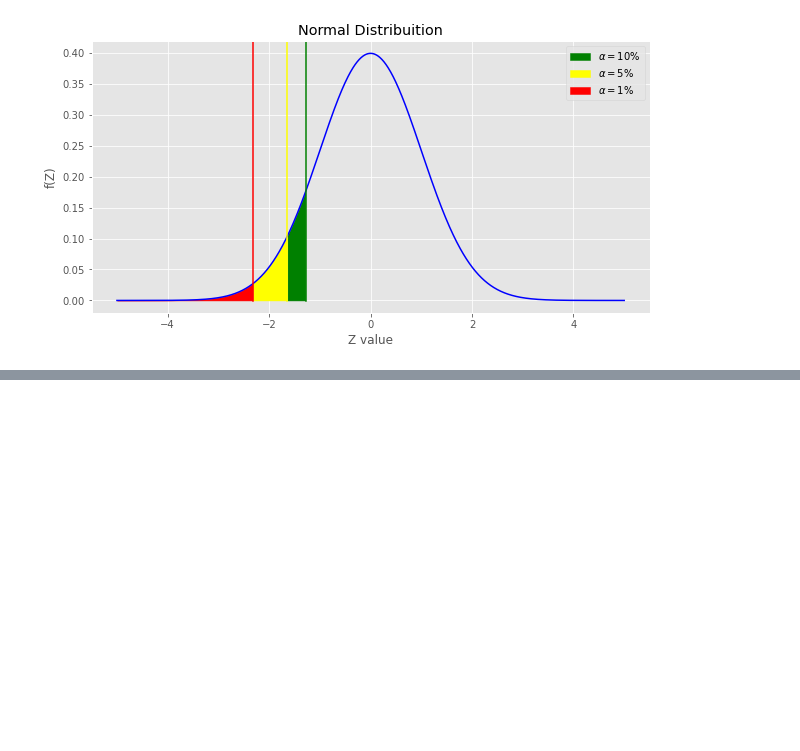
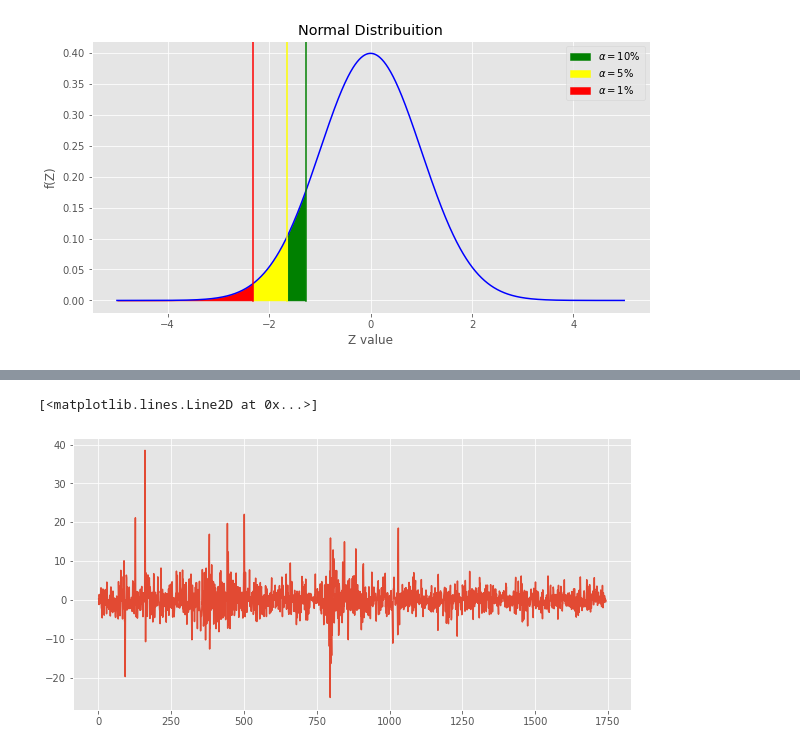
Before and after one commit to IsraelFPM/Risk-Analysis, a Jupyter notebook: ValueAtRisk.ipynb, the cells around one changed output, grey strips where cells are left out. Cells and saved outputs as stored; diff of their text form; code cells hidden in the pictures; blank space fills up the shorter version.

```diff
--- a/ValueAtRisk.ipynb
+++ b/ValueAtRisk.ipynb
@@ -60 +97,6 @@ plt.tight_layout()
+# %%
+plt.plot(daily_return.values[0:-1])
+# %% [output]
+[<matplotlib.lines.Line2D at 0x...>]
+[figure, added]
 # %%
```
Also changed, not shown: parts of 8 cells of this notebook.
